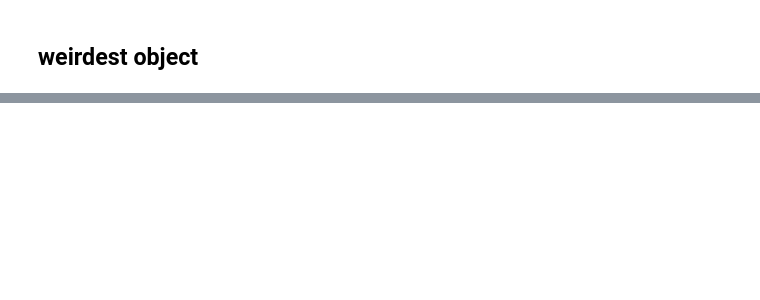
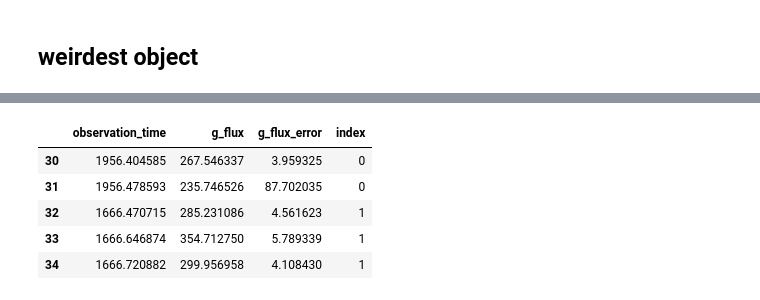
Before and after one commit to fedhere/DtUhackOutliers, a Jupyter notebook: sparsifyKeplerLcvs.ipynb, the cells around one changed output, grey strips where cells are left out. Saved outputs shown, nothing was run; the diff lists cells and outputs as text; code cells hidden in the pictures; blank space fills up the shorter version.

```diff
--- a/sparsifyKeplerLcvs.ipynb
+++ b/sparsifyKeplerLcvs.ipynb
@@ -72,0 +138,11 @@ Text(0,0.5,u'flux(normalized)')
+# %%
+gaiadf = pd.concat(gaialist)
+# %%
+gaiadf.iloc[30:35]
+# %% [output]
+|  | observation_time | g_flux | g_flux_error | index |
+| 30 | 1956.404585 | 267.546337 | 3.959325 | 0 |
+| 31 | 1956.478593 | 235.746526 | 87.702035 | 0 |
+| 32 | 1666.470715 | 285.231086 | 4.561623 | 1 |
+| 33 | 1666.646874 | 354.712750 | 5.789339 | 1 |
+| 34 | 1666.720882 | 299.956958 | 4.108430 | 1 |
```
Also changed, not shown: parts of 19 cells of this notebook, 10 other files.
